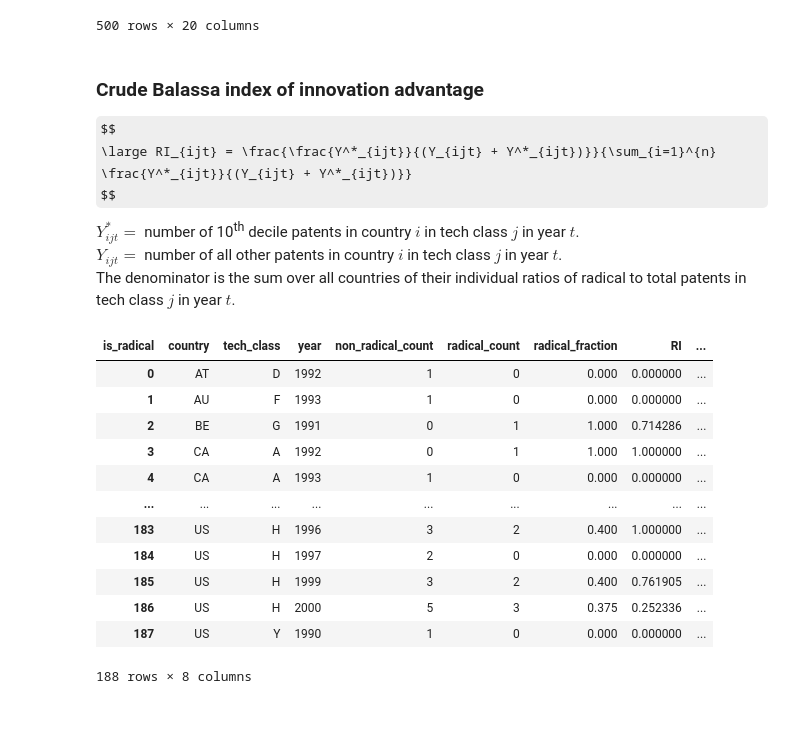
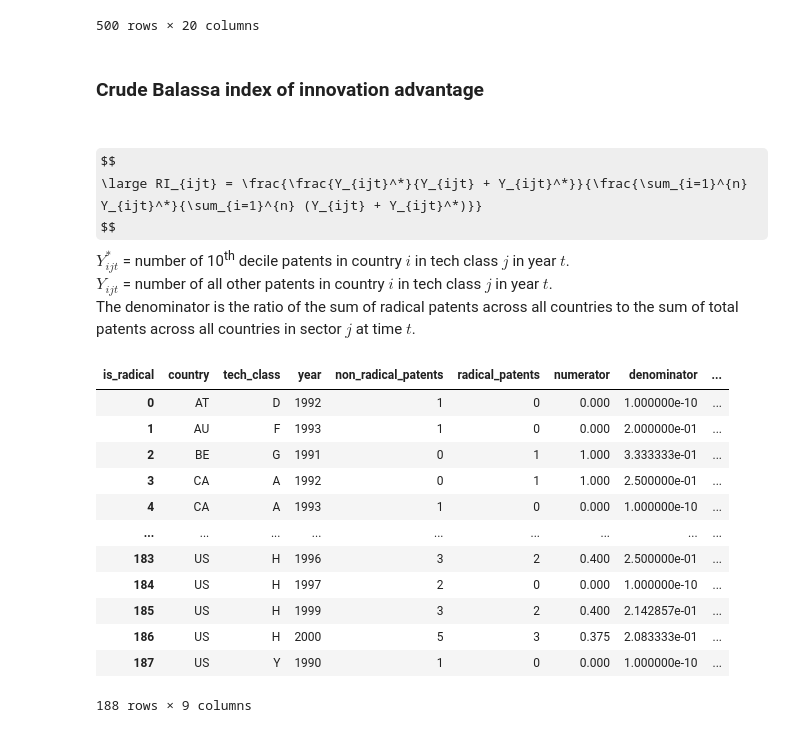
Before and after one commit to matt-wilder/patent-data, a Jupyter notebook: Balassa index for patent research (M.Wilder).ipynb, the cells around one changed output. Cells and saved outputs as stored; diff of their text form; code cells hidden in the pictures; some formulas as TeX source.

```diff
--- a/Balassa index for patent research (M.Wilder).ipynb
+++ b/Balassa index for patent research (M.Wilder).ipynb
@@ -195,57 +198,62 @@ df
 500 rows × 20 columns
 # %% [markdown]
 <h3>Crude Balassa index of innovation advantage</h3>
-
+<br>
 $$
-\large RI_{ijt} = \frac{\frac{Y^*_{ijt}}{(Y_{ijt} + Y^*_{ijt})}}{\sum_{i=1}^{n} \frac{Y^*_{ijt}}{(Y_{ijt} + Y^*_{ijt})}}
+\large RI_{ijt} = \frac{\frac{Y_{ijt}^*}{Y_{ijt} + Y_{ijt}^*}}{\frac{\sum_{i=1}^{n} Y_{ijt}^*}{\sum_{i=1}^{n} (Y_{ijt} + Y_{ijt}^*)}}
 $$
 
-$Y^*_{ijt} = $ number of 10<sup>th</sup> decile patents in country $i$ in tech class $j$ in year $t$.<br>
-$Y_{ijt} = $ number of all other patents in country $i$ in tech class $j$ in year $t$. <br>
-The denominator is the sum over all countries of their individual ratios of radical to total patents in tech class $j$ in year $t$.
+$Y^*_{ijt}$ = number of 10<sup>th</sup> decile patents in country $i$ in tech class $j$ in year $t$.<br>
+$Y_{ijt}$ = number of all other patents in country $i$ in tech class $j$ in year $t$. <br>
+The denominator is the ratio of the sum of radical patents across all countries to the sum of total patents across all countries in sector $j$ at time $t$.
 # %%
-'''calculate a Radicality (Balassa) Index for each country i in tech class j at time t'''
+'''calculate a (crude) Radicality (Balassa) Index for each country i in tech class j at time t'''
 
 # Step 1: aggregate data
 aggregated_data = df.groupby(['country', 'tech_class', 'year', 'is_radical']).size().unstack(fill_value=0)
 aggregated_data.reset_index(inplace=True)
+aggregated_data.rename(columns={0: 'non_radical_patents', 1: 'radical_patents'}, inplace=True)
 
-# Step 2: calculate RI numerator
-aggregated_data['radical_fraction'] = aggregated_data[1] / (aggregated_data[0] + aggregated_data[1])
-aggregated_data.rename(columns={0: 'non_radical_count', 1: 'radical_count'}, inplace=True)
+# Step 2: calculate the RI numerator for each country, tech class, and year
+aggregated_data['numerator'] = aggregated_data['radical_patents'] / (aggregated_data['non_radical_patents'] + aggregated_data['radical_patents'])
 
-# Step 3: calculate RI denominator
-total_radical_fraction = aggregated_data.groupby(['tech_class', 'year'])['radical_fraction'].sum()
+# Step 3: calculate the RI denominator
+total_radical_patents = aggregated_data.groupby(['tech_class', 'year'])['radical_patents'].sum() # sum of radical patents across all countries
+total_patents = aggregated_data.groupby(['tech_class', 'year']).apply(lambda x: (x['non_radical_patents'] + x['radical_patents']).sum()) # sum of total patents across all countries
+ri_denominator = total_radical_patents / total_patents # ratio of the sums for the denominator
 
-# make sure the denominator is never zero or NaN (replace 0 with a very small number, e.g., 1e-10, to avoid division by zero)
-total_radical_fraction = total_radical_fraction.replace(0, 1e-10)
+# map the calculated denominator back to the aggregated data
+aggregated_data['denominator'] = aggregated_data.apply(lambda row: ri_denominator.get((row['tech_class'], row['year'])), axis=1)
+
+# Ensure the denominator is never zero or NaN (replace 0 with a very small number, e.g., 1e-10, to avoid division by zero)
+aggregated_data['denominator'] = aggregated_data['denominator'].replace(0, 1e-10)
 
 # Step 4: compute RI
-aggregated_data['RI'] = aggregated_data.apply(
-    lambda row: row['radical_fraction'] / total_radical_fraction.get((row['tech_class'], row['year']), 1e-10), axis=1
-)
+aggregated_data['RI'] = aggregated_data['numerator'] / aggregated_data['denominator']
 
 # Step 5: normalize RI using the transformation formula
 aggregated_data['RI_normalized'] = (aggregated_data['RI'] - 1) / (aggregated_data['RI'] + 1)
 
 # display the data frame of Rijt values (RI for each country, tech class, and year)
-aggregated_data
+crude_balassa_df = aggregated_data
+crude_balassa_df
 
-# aggregated_data[aggregated_data['RI_normalized'] > 0]  # or display only cases of comparative advantage
+# Optional: display only cases of comparative advantage
+# crude_balassa_df = crude_balassa_df[crude_balassa_df['RI_normalized'] > 0]
 # %% [output]
-| is_radical | country | tech_class | year | non_radical_count | radical_count | radical_fraction | RI | ... |
-| 0 | AT | D | 1992 | 1 | 0 | 0.000 | 0.000000 | ... |
-| 1 | AU | F | 1993 | 1 | 0 | 0.000 | 0.000000 | ... |
-| 2 | BE | G | 1991 | 0 | 1 | 1.000 | 0.714286 | ... |
-| 3 | CA | A | 1992 | 0 | 1 | 1.000 | 1.000000 | ... |
-| 4 | CA | A | 1993 | 1 | 0 | 0.000 | 0.000000 | ... |
+| is_radical | country | tech_class | year | non_radical_patents | radical_patents | numerator | denominator | ... |
+| 0 | AT | D | 1992 | 1 | 0 | 0.000 | 1.000000e-10 | ... |
+| 1 | AU | F | 1993 | 1 | 0 | 0.000 | 2.000000e-01 | ... |
+| 2 | BE | G | 1991 | 0 | 1 | 1.000 | 3.333333e-01 | ... |
+| 3 | CA | A | 1992 | 0 | 1 | 1.000 | 2.500000e-01 | ... |
+| 4 | CA | A | 1993 | 1 | 0 | 0.000 | 1.000000e-10 | ... |
 | ... | ... | ... | ... | ... | ... | ... | ... | ... |
-| 183 | US | H | 1996 | 3 | 2 | 0.400 | 1.000000 | ... |
-| 184 | US | H | 1997 | 2 | 0 | 0.000 | 0.000000 | ... |
-| 185 | US | H | 1999 | 3 | 2 | 0.400 | 0.761905 | ... |
-| 186 | US | H | 2000 | 5 | 3 | 0.375 | 0.252336 | ... |
-| 187 | US | Y | 1990 | 1 | 0 | 0.000 | 0.000000 | ... |
+| 183 | US | H | 1996 | 3 | 2 | 0.400 | 2.500000e-01 | ... |
+| 184 | US | H | 1997 | 2 | 0 | 0.000 | 1.000000e-10 | ... |
+| 185 | US | H | 1999 | 3 | 2 | 0.400 | 2.142857e-01 | ... |
+| 186 | US | H | 2000 | 5 | 3 | 0.375 | 2.083333e-01 | ... |
+| 187 | US | Y | 1990 | 1 | 0 | 0.000 | 1.000000e-10 | ... |
-188 rows × 8 columns
+188 rows × 9 columns
 # %% [markdown]
 <h3>Using Fractional Counts to Calculate a Balassa Index of Innovation Advantage</h3>
 
```
Also changed, not shown: parts of 13 cells of this notebook.
